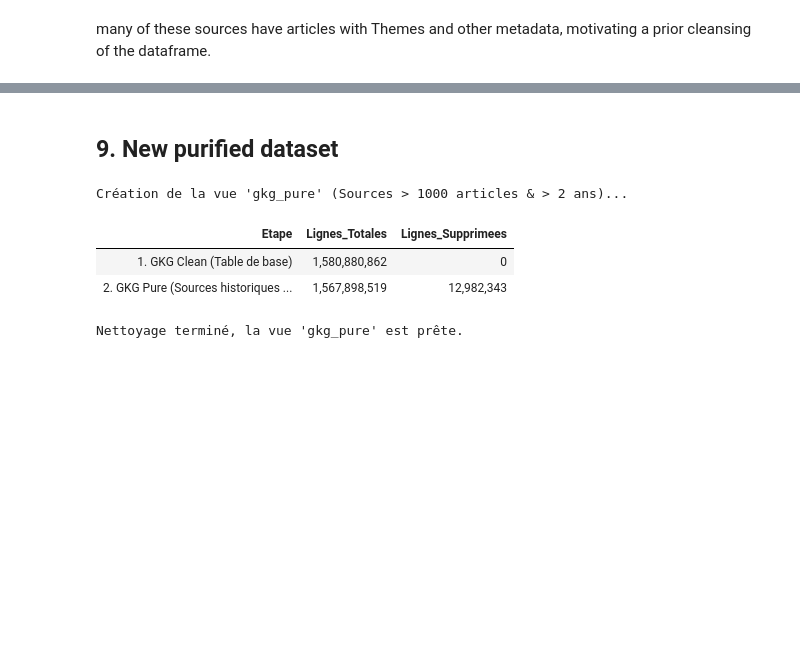
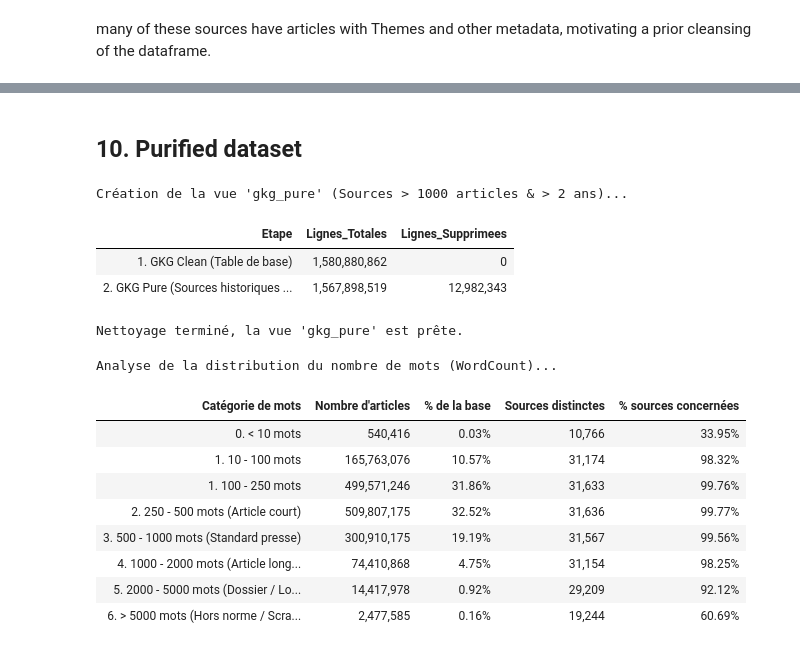
Before and after one commit to clucasmurex/gdelt, a Jupyter notebook: gdelt_explo.ipynb, the cells around one changed output, grey strips where cells are left out. Saved outputs shown, nothing was run; the diff lists cells and outputs as text; code cells hidden in the pictures; blank space fills up the shorter version.

```diff
--- a/gdelt_explo.ipynb
+++ b/gdelt_explo.ipynb
@@ -1036,5 +1771,5 @@ many of these sources have articles with Themes and other metadata, motivating a
 # %% [markdown]
-## 9. New purified dataset
+## 10. Purified dataset
 # %%
 print("Création de la vue 'gkg_pure' (Sources > 1000 articles & > 2 ans)...")
 
@@ -1081,3 +1816,66 @@ Création de la vue 'gkg_pure' (Sources > 1000 articles & > 2 ans)...
 | 1. GKG Clean (Table de base) | 1,580,880,862 | 0 |
 | 2. GKG Pure (Sources historiques ... | 1,567,898,519 | 12,982,343 |
 Nettoyage terminé, la vue 'gkg_pure' est prête.
+# %%
+print("Analyse de la distribution du nombre de mots (WordCount)...")
+
+df_wordcount = con.execute("""
+    WITH totals AS (
+        -- 1. On calcule les totaux globaux pour faire les pourcentages
+        SELECT
+            COUNT(*) AS total_articles,
+            COUNT(DISTINCT SourceCommonName_ID) AS total_sources
+        FROM gkg_pure
+    ),
+    categorized_articles AS (
+        -- 2. On attribue une catégorie de longueur à chaque article
+        SELECT
+            SourceCommonName_ID,
+            CASE
+                WHEN WordCount < 10 THEN '0. < 10 mots '
+                WHEN WordCount >= 10 AND WordCount < 100 THEN '1. 10 - 100 mots '
+                WHEN WordCount >= 100 AND WordCount < 250 THEN '1. 100 - 250 mots '
+                WHEN WordCount >= 250 AND WordCount < 500 THEN '2. 250 - 500 mots (Article court)'
+                WHEN WordCount >= 500 AND WordCount < 1000 THEN '3. 500 - 1000 mots (Standard presse)'
+                WHEN WordCount >= 1000 AND WordCount < 2000 THEN '4. 1000 - 2000 mots (Article long / Analyse)'
+                WHEN WordCount >= 2000 AND WordCount < 5000 THEN '5. 2000 - 5000 mots (Dossier / Long format)'
+                ELSE '6. > 5000 mots (Hors norme / Scraping entier de page)'
+            END AS categorie_mots
+        FROM gkg_pure
+        WHERE WordCount IS NOT NULL
+    )
+    -- 3. On agrège par catégorie et on croise avec les totaux
+    SELECT
+        c.categorie_mots AS "Catégorie de mots",
+        COUNT(*) AS "Nombre d'articles",
+        ROUND(COUNT(*) * 100.0 / MAX(t.total_articles), 2) AS "% de la base",
+        COUNT(DISTINCT c.SourceCommonName_ID) AS "Sources distinctes",
+        ROUND(COUNT(DISTINCT c.SourceCommonName_ID) * 100.0 / MAX(t.total_sources), 2) AS "% sources concernées"
+    FROM categorized_articles c
+    CROSS JOIN totals t
+    GROUP BY c.categorie_mots
+    ORDER BY c.categorie_mots ASC
+""").df()
+
+# Affichage propre avec formatage des milliers
+display(
+    df_wordcount.style
+    .format({
+        "Nombre d'articles": "{:,}",
+        "Sources distinctes": "{:,}",
+        "% de la base": "{:.2f}%",
+        "% sources concernées": "{:.2f}%"
+    })
+    .hide(axis="index")
+)
+# %% [output]
+Analyse de la distribution du nombre de mots (WordCount)...
+| Catégorie de mots | Nombre d'articles | % de la base | Sources distinctes | % sources concernées |
+| 0. < 10 mots | 540,416 | 0.03% | 10,766 | 33.95% |
+| 1. 10 - 100 mots | 165,763,076 | 10.57% | 31,174 | 98.32% |
+| 1. 100 - 250 mots | 499,571,246 | 31.86% | 31,633 | 99.76% |
+| 2. 250 - 500 mots (Article court) | 509,807,175 | 32.52% | 31,636 | 99.77% |
+| 3. 500 - 1000 mots (Standard presse) | 300,910,175 | 19.19% | 31,567 | 99.56% |
+| 4. 1000 - 2000 mots (Article long... | 74,410,868 | 4.75% | 31,154 | 98.25% |
+| 5. 2000 - 5000 mots (Dossier / Lo... | 14,417,978 | 0.92% | 29,209 | 92.12% |
+| 6. > 5000 mots (Hors norme / Scra... | 2,477,585 | 0.16% | 19,244 | 60.69% |
```
Also changed, not shown: parts of 37 cells of this notebook.
